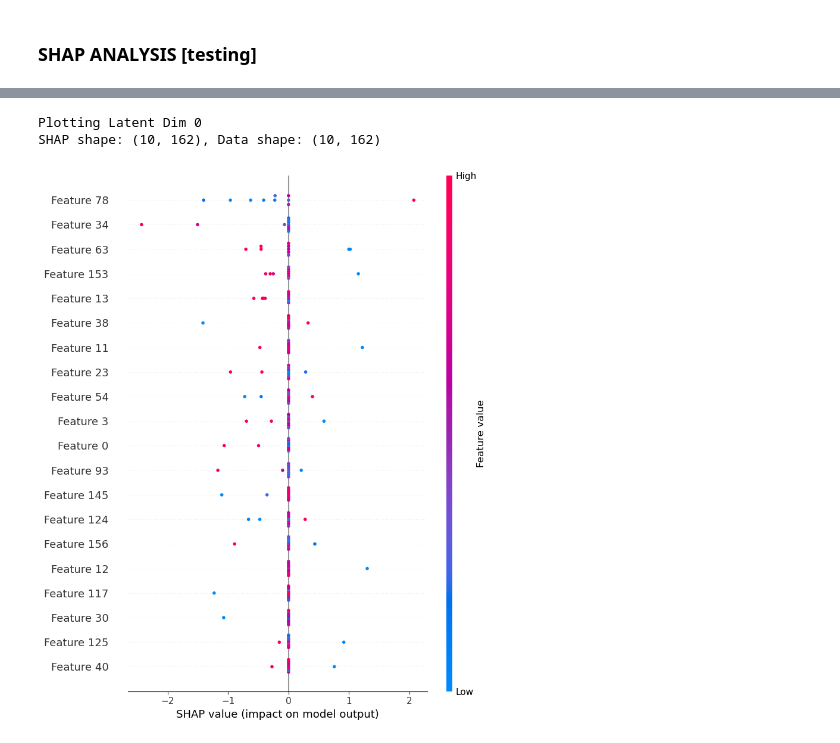
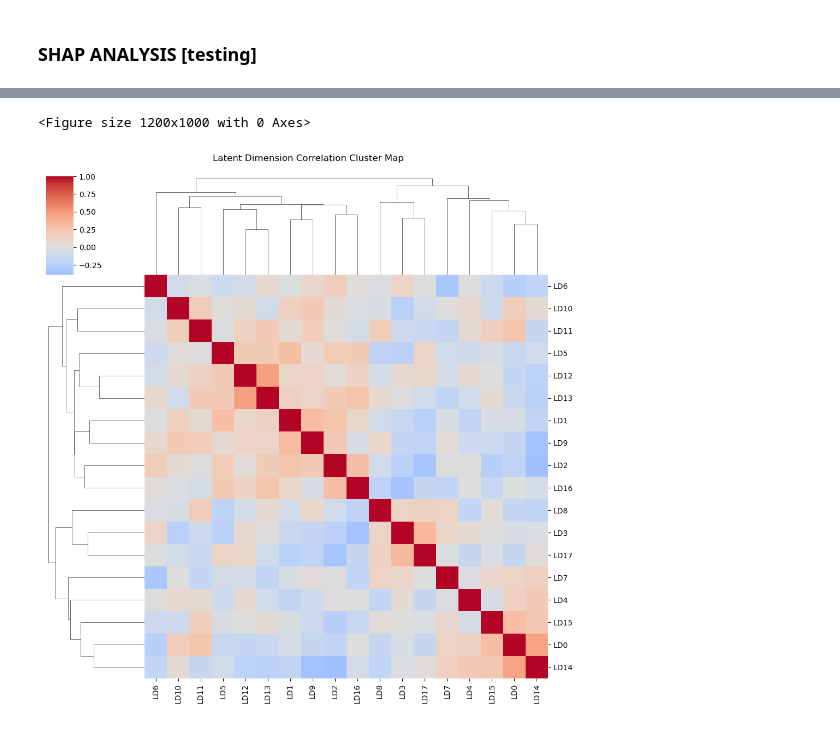
Before and after one commit to algu-dotcom/BIPN162_FinalProject, a Jupyter notebook: BIPN162_FinalProject.ipynb, the cells around one changed output, grey strips where cells are left out. Drawn from its saved outputs; the diff is of its cells as text; code cells hidden in the pictures.

Commit message:
added clustermap and shap plot formatting

```diff
--- a/BIPN162_FinalProject.ipynb
+++ b/BIPN162_FinalProject.ipynb
@@ -815,20 +836,0 @@ Shape of test_subset: (10, 162)
-# %%
-shap_raw = np.array(shap_values)
-
-# 2. Transpose it to: (Latent_Dims, Samples, Features)
-# This moves the 18 to the front
-# New shape: (18, 10, 162)
-shap_transposed = shap_raw.transpose(2, 0, 1)
-
-# 3. Select the latent dimension you want to analyze (0 to 17)
-latent_dim_to_explain = 0
-to_plot = shap_transposed[latent_dim_to_explain] # This is now (10, 162)
-
-# 4. Final Plot
-print(f"Plotting Latent Dim {latent_dim_to_explain}")
-print(f"SHAP shape: {to_plot.shape}, Data shape: {test_subset.shape}")
-shap.summary_plot(to_plot, test_subset)
-# %% [output]
-Plotting Latent Dim 0
-SHAP shape: (10, 162), Data shape: (10, 162)
-[figure, removed]
@@ -834,0 +857,16 @@ SHAP shape: (10, 162), Data shape: (10, 162)
+# %%
+latent_means, _, _ = mtmodel.encoder.predict(X_test_pure, verbose=0)
+feature_names = [f"LD{i}" for i in range(18)]
+df_latent = pd.DataFrame(latent_means, columns=feature_names)
+
+# 3. Calculate the Pearson Correlation Matrix
+corr_matrix = df_latent.corr()
+
+plt.figure(figsize=(12, 10))
+
+cluster_fig = sns.clustermap(corr_matrix, cmap='coolwarm', center=0, figsize=(10, 10))
+cluster_fig.fig.suptitle("Latent Dimension Correlation Cluster Map", y=1.02)
+plt.show()
+# %% [output]
+<Figure size 1200x1000 with 0 Axes>
+[figure, added]
```
Also changed, not shown: parts of 8 cells of this notebook, 1 other file.
